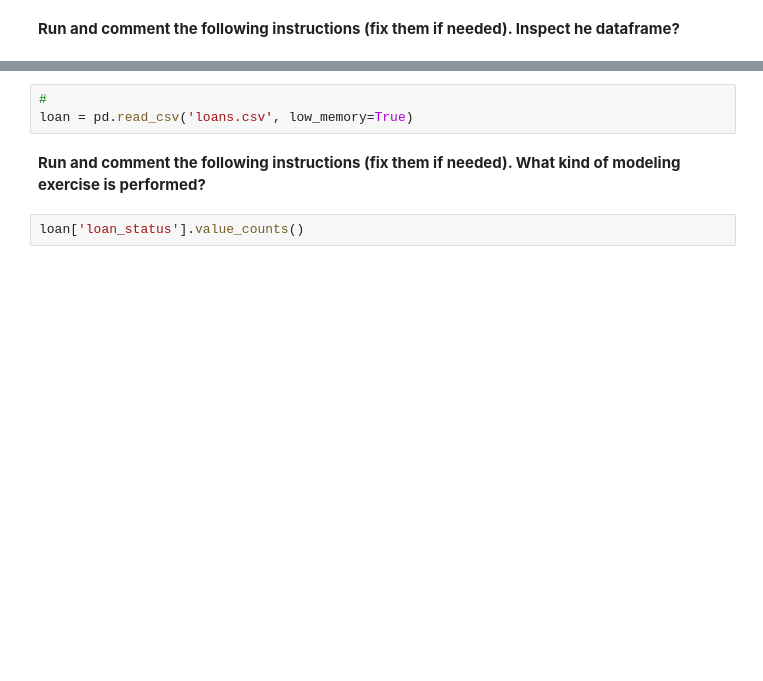
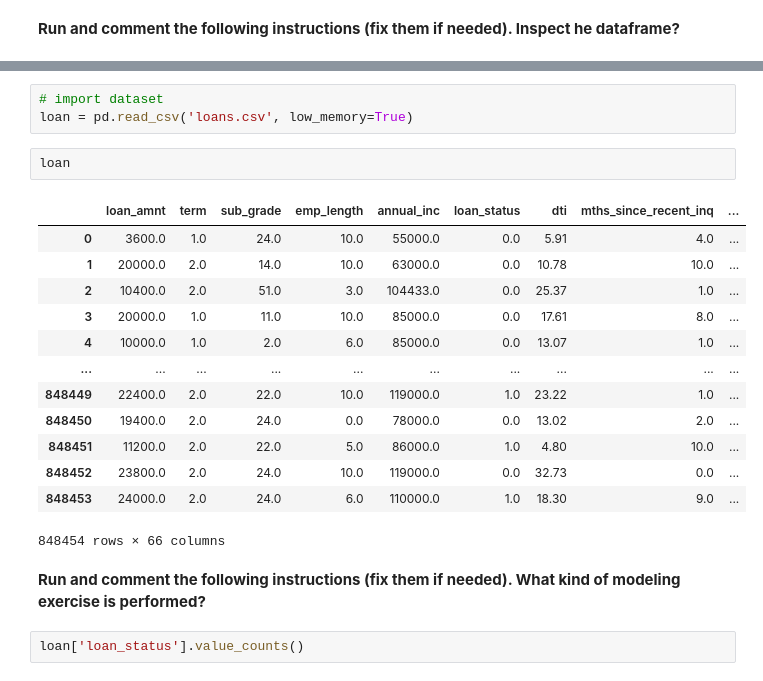
Before and after one commit to albop/dbe, a Jupyter notebook: tutorials/session_8/sentiment_analysis.ipynb, the cells around one changed output, grey strips where cells are left out. Cells and saved outputs as stored; diff of their text form; blank space fills up the shorter version.

```diff
--- a/tutorials/session_8/sentiment_analysis.ipynb
+++ b/tutorials/session_8/sentiment_analysis.ipynb
@@ -16,6 +24,22 @@ import numpy as np
 # %%
-#
+# import dataset
 loan = pd.read_csv('loans.csv', low_memory=True)
+# %%
+loan
+# %% [output]
+|  | loan_amnt | term | sub_grade | emp_length | annual_inc | loan_status | dti | mths_since_recent_inq | ... |
+| 0 | 3600.0 | 1.0 | 24.0 | 10.0 | 55000.0 | 0.0 | 5.91 | 4.0 | ... |
+| 1 | 20000.0 | 2.0 | 14.0 | 10.0 | 63000.0 | 0.0 | 10.78 | 10.0 | ... |
+| 2 | 10400.0 | 2.0 | 51.0 | 3.0 | 104433.0 | 0.0 | 25.37 | 1.0 | ... |
+| 3 | 20000.0 | 1.0 | 11.0 | 10.0 | 85000.0 | 0.0 | 17.61 | 8.0 | ... |
+| 4 | 10000.0 | 1.0 | 2.0 | 6.0 | 85000.0 | 0.0 | 13.07 | 1.0 | ... |
+| ... | ... | ... | ... | ... | ... | ... | ... | ... | ... |
+| 848449 | 22400.0 | 2.0 | 22.0 | 10.0 | 119000.0 | 1.0 | 23.22 | 1.0 | ... |
+| 848450 | 19400.0 | 2.0 | 24.0 | 0.0 | 78000.0 | 0.0 | 13.02 | 2.0 | ... |
+| 848451 | 11200.0 | 2.0 | 22.0 | 5.0 | 86000.0 | 1.0 | 4.80 | 10.0 | ... |
+| 848452 | 23800.0 | 2.0 | 24.0 | 10.0 | 119000.0 | 0.0 | 32.73 | 0.0 | ... |
+| 848453 | 24000.0 | 2.0 | 24.0 | 6.0 | 110000.0 | 1.0 | 18.30 | 9.0 | ... |
+848454 rows × 66 columns
 # %% [markdown]
 __Run and comment the following instructions (fix them if needed). What kind of modeling exercise is performed?__
 # %%
```
Also changed, not shown: parts of 31 cells of this notebook, 1 other file.
